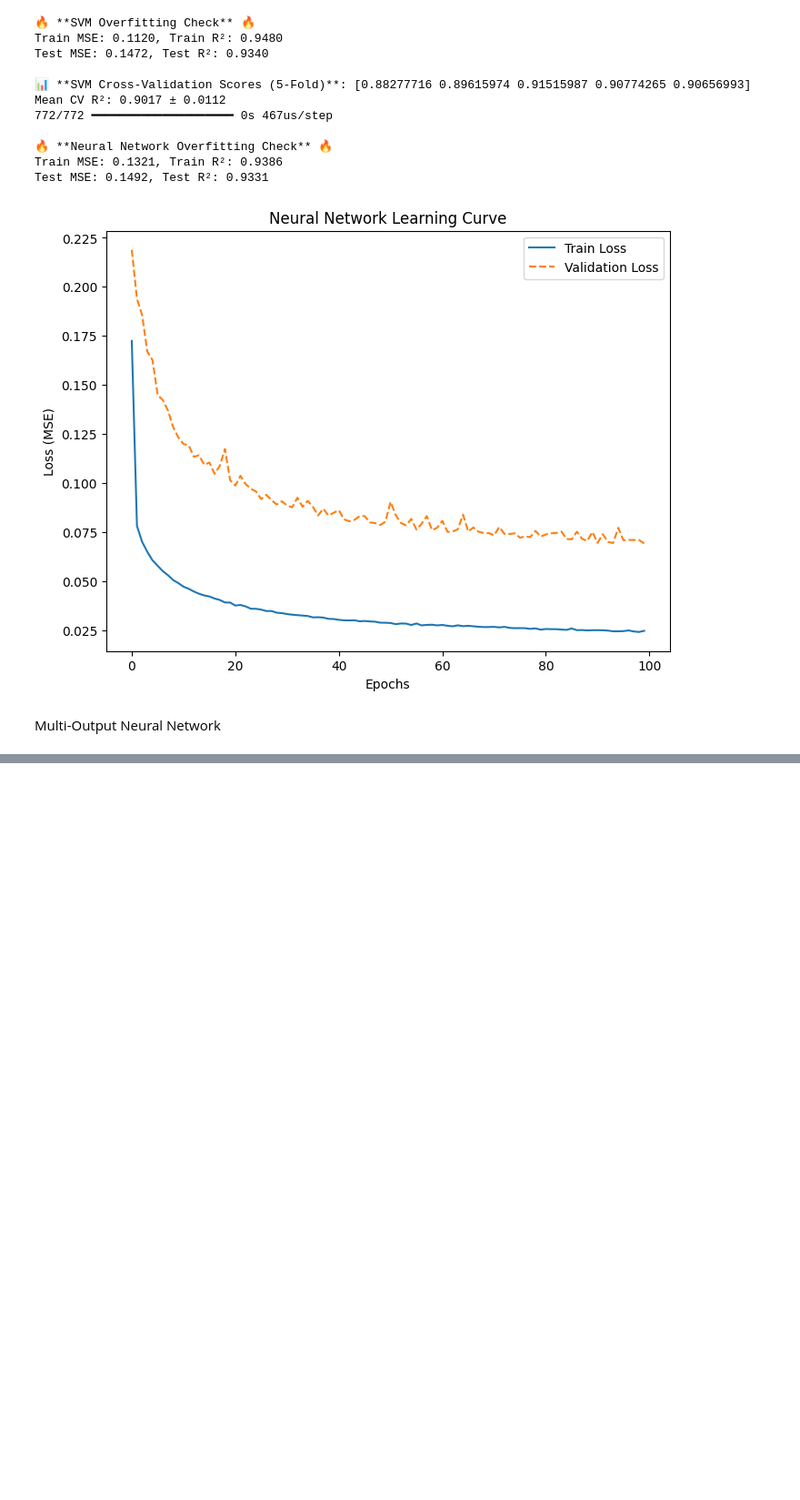
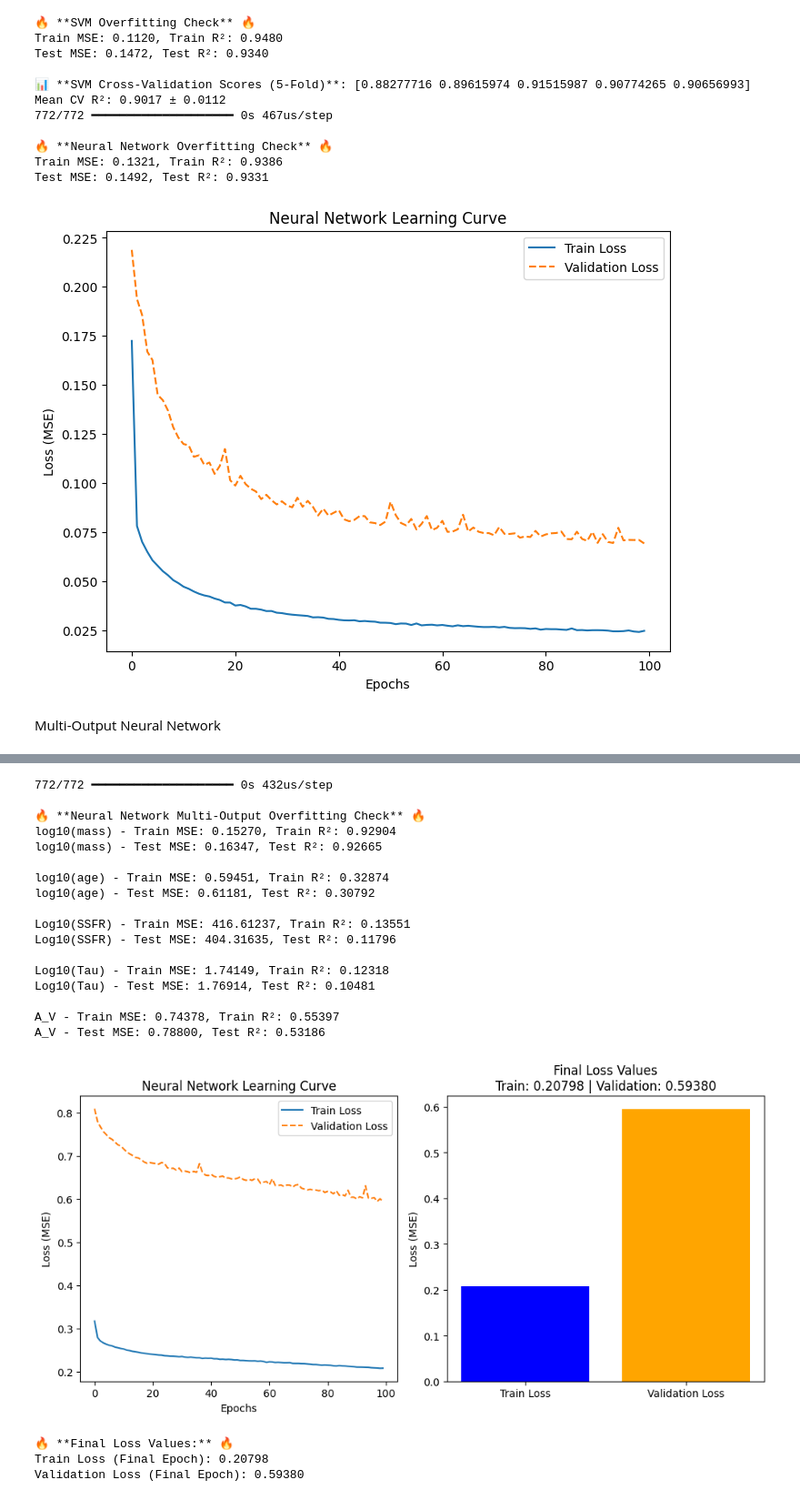
Before and after one commit to evs802/DAT494-HContract, a Jupyter notebook: SED_ML.ipynb, the cells around one changed output, grey strips where cells are left out. Shown: that part at 91% size. Cells and saved outputs as stored; diff of their text form; code cells hidden in the pictures; blank space fills up the shorter version.

```diff
--- a/SED_ML.ipynb
+++ b/SED_ML.ipynb
@@ -201,7 +211,7 @@ df_filtered = df_merged.loc[df_merged['F444W'] <= 25]
 
 #Define input features and target variables
 input_features = ["F090W", "F150W", "F200W", "F277W", "F356W", "F410M", "F444W", "z_m1(EAZY)"]
-target_variables = ["log10(mass)", "log10(age)", "Log10(SSFR)", "Log10(Tau)", "A_V", "chi sq."]
+target_variables = ["log10(mass)", "log10(age)", "Log10(SSFR)", "Log10(Tau)", "A_V"]
 
 # Step 3: Prepare input/output datasets
 X = df_filtered[input_features]
@@ -250,7 +260,7 @@ df_filtered = df_merged.loc[df_merged['F444W'] <= 25]
 
 # Define input features and target variables
 input_features = ["F090W", "F150W", "F200W", "F277W", "F356W", "F410M", "F444W", "z_m1(EAZY)"]
-target_variables = ["log10(mass)", "log10(age)", "Log10(SSFR)", "Log10(Tau)", "A_V", "chi sq."]
+target_variables = ["log10(mass)", "log10(age)", "Log10(SSFR)", "Log10(Tau)", "A_V"]
 
 # Prepare input/output datasets
 X = df_filtered[input_features]
@@ -650,0 +662,71 @@ chi sq. - MSE: 351.11050, R²: 0.73360
+# %%
+import matplotlib.pyplot as plt
+
+# ---- Check Overfitting for Multi-Output Neural Network ----
+# Compute Train Performance
+y_train_pred_scaled_multi = model_multi.predict(X_train_scaled_mlp_multi)
+y_train_pred_multi = scaler_y_mlp_multi.inverse_transform(y_train_pred_scaled_multi)
+
+mse_train_nn_multi = mean_squared_error(y_train_mlp_multi, y_train_pred_multi, multioutput='raw_values')
+r2_train_nn_multi = r2_score(y_train_mlp_multi, y_train_pred_multi, multioutput='raw_values')
+
+# Compute Test Performance
+mse_test_nn_multi = mean_squared_error(y_test_clean_multi, y_pred_clean_multi, multioutput='raw_values')
+r2_test_nn_multi = r2_score(y_test_clean_multi, y_pred_clean_multi, multioutput='raw_values')
+
+# Print results for each target variable
+print("\n🔥 **Neural Network Multi-Output Overfitting Check** 🔥")
+for i, target in enumerate(target_variables):
+    print(f"{target} - Train MSE: {mse_train_nn_multi[i]:.5f}, Train R²: {r2_train_nn_multi[i]:.5f}")
+    print(f"{target} - Test MSE: {mse_test_nn_multi[i]:.5f}, Test R²: {r2_test_nn_multi[i]:.5f}\n")
+
+# ---- Plot Learning Curve for Neural Network ----
+plt.figure(figsize=(10, 5))
+
+# Subplot 1: Learning Curve (MSE Loss)
+plt.subplot(1, 2, 1)
+plt.plot(history_multi.history["loss"], label="Train Loss")
+plt.plot(history_multi.history["val_loss"], label="Validation Loss", linestyle="dashed")
+plt.xlabel("Epochs")
+plt.ylabel("Loss (MSE)")
+plt.title("Neural Network Learning Curve")
+plt.legend()
+
+# Subplot 2: Final Test Loss vs. Validation Loss
+final_train_loss = history_multi.history["loss"][-1]
+final_val_loss = history_multi.history["val_loss"][-1]
+
+plt.subplot(1, 2, 2)
+plt.bar(["Train Loss", "Validation Loss"], [final_train_loss, final_val_loss], color=["blue", "orange"])
+plt.ylabel("Loss (MSE)")
+plt.title(f"Final Loss Values\nTrain: {final_train_loss:.5f} | Validation: {final_val_loss:.5f}")
+
+plt.tight_layout()
+plt.show()
+
+# Print final loss values
+print(f"\n🔥 **Final Loss Values:** 🔥")
+print(f"Train Loss (Final Epoch): {final_train_loss:.5f}")
+print(f"Validation Loss (Final Epoch): {final_val_loss:.5f}")
+# %% [output]
+772/772 ━━━━━━━━━━━━━━━━━━━━ 0s 432us/step
+
+🔥 **Neural Network Multi-Output Overfitting Check** 🔥
+log10(mass) - Train MSE: 0.15270, Train R²: 0.92904
+log10(mass) - Test MSE: 0.16347, Test R²: 0.92665
+
+log10(age) - Train MSE: 0.59451, Train R²: 0.32874
+log10(age) - Test MSE: 0.61181, Test R²: 0.30792
+
+Log10(SSFR) - Train MSE: 416.61237, Train R²: 0.13551
+Log10(SSFR) - Test MSE: 404.31635, Test R²: 0.11796
+
+Log10(Tau) - Train MSE: 1.74149, Train R²: 0.12318
+Log10(Tau) - Test MSE: 1.76914, Test R²: 0.10481
+
+A_V - Train MSE: 0.74378, Train R²: 0.55397
+A_V - Test MSE: 0.78800, Test R²: 0.53186
+[figure, added]
+🔥 **Final Loss Values:** 🔥
+Train Loss (Final Epoch): 0.20798
+Validation Loss (Final Epoch): 0.59380
```
Also changed, not shown: parts of 5 cells of this notebook.
